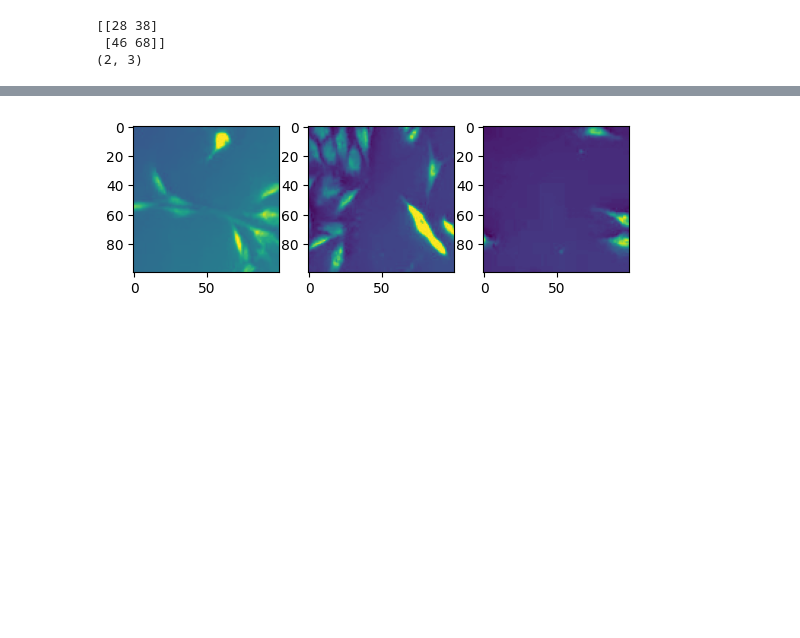
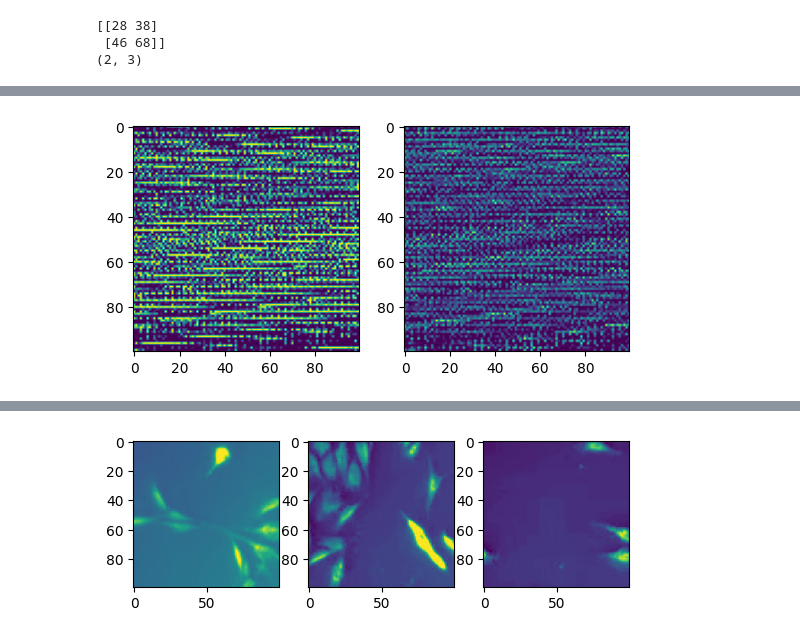
Before and after one commit to joonpark2019/GroupEquivariantCNN, a Jupyter notebook: REKD/sample_demo.ipynb, the cells around one changed output, grey strips where cells are left out. Drawn from its saved outputs; the diff is of its cells as text; code cells hidden in the pictures; blank space fills up the shorter version.

```diff
--- a/REKD/sample_demo.ipynb
+++ b/REKD/sample_demo.ipynb
@@ -108,7 +108,7 @@ print(h1 == h2)
 # %% [output]
 True
 # %%
-B, C, H, W = img1.shape
-sample_ran = np.linalg.norm(img1.detach().numpy().reshape(H*W, C), axis=1)
+B, C, H, W = img_patch1.shape
+sample_ran = np.linalg.norm(img_patch1.detach().numpy().reshape(H*W, C), axis=1)
 sample_ran.shape
 # %% [output]
@@ -139,5 +138,21 @@ def self_similarity(img):
     cos_sim = np.matmul(im_flatten, im_flatten.T)
 
     return {"H": W, "W": W, "kernel": cos_sim / im_mag}
+
+
+def gaussian_self_similarity(img):
+
+    im = img.detach().numpy()
+    C, H, W = im.squeeze().shape
+    im_flatten = im.reshape(H*W, C)
+    output = np.zeros((H*W, H*W))
+    variance = 0.0067
+    for i in range(H*W):
+        for j in range(H*W):
+            output[i,j] = np.exp(-1 * np.linalg.norm(im_flatten[i, :] - im_flatten[j, :])**2 / (2 * variance))
+
+
+
+    return {"H": W, "W": W, "kernel": output}
 # %%
-kernel = self_similarity(ori_map)
+kernel = gaussian_self_similarity(ori_map[:,:,:100,:100])
@@ -169,7 +185,9 @@ def apply_nmf(data, k):
     nmf_input = None
     if type(data) == torch.Tensor:
         nmf_input = data.detach().numpy()
-    nmf = NMF(n_components=k, max_iter=99)
+    else:
+        nmf_input = data
+    nmf = NMF(n_components=k, max_iter=500)
     H = nmf.fit_transform(nmf_input)
     W = nmf.components_
     return H, W
@@ -188,7 +245,9 @@ def display_patches(img_list): #receives a list of torch tensors as input
 # %%
-ori_kernel = self_similarity(ori_map)
-H, W = apply_nmf(ori_kernel["kernel"], 2)
+
+H, W = apply_nmf(kernel["kernel"], 2)
 #### k = 2:
-map1 = H[:,0].reshape(ori_kernel["H"], ori_kernel["W"])
-map2 = H[:,1].reshape(ori_kernel["H"], ori_kernel["W"])
+map1 = H[:,0].reshape(kernel["H"], kernel["W"])
+map2 = H[:,1].reshape(kernel["H"], kernel["W"])
 display_patches([map1, map2])
+# %% [output]
+[figure, added]
```
Also changed, not shown: parts of 9 cells of this notebook, 21 other files.
